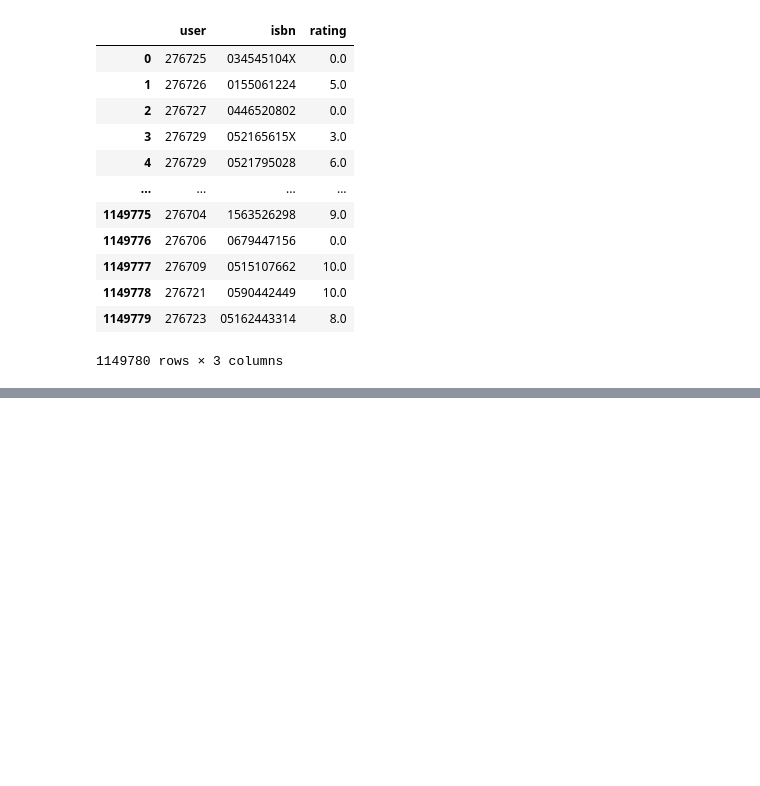
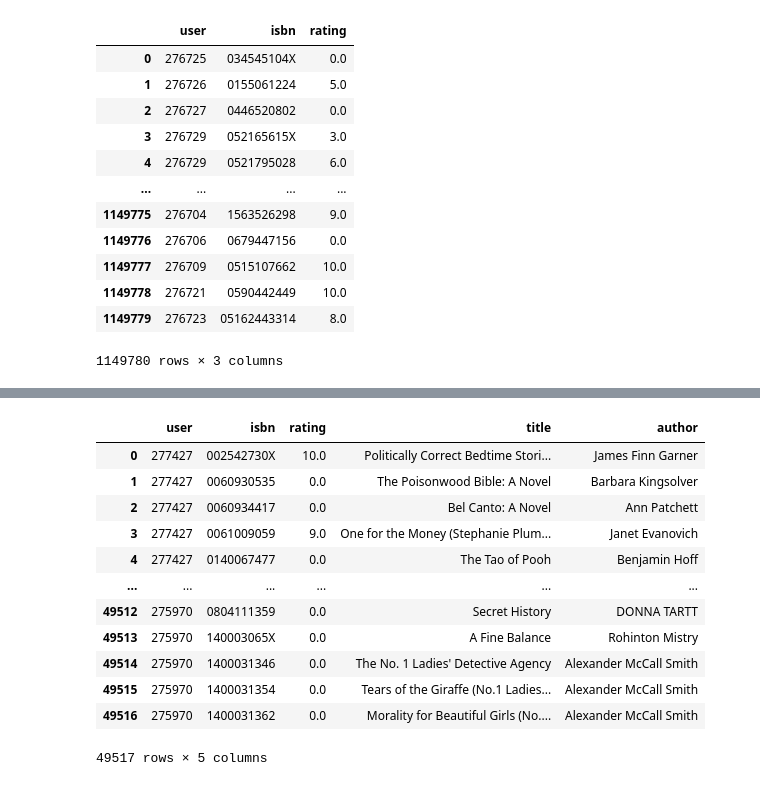
Before and after one commit to IamGreat195/book-reccomendation, a Jupyter notebook: fcc_book_recommendation_knn.ipynb, the cells around one changed output, grey strips where cells are left out. Drawn from its saved outputs; the diff is of its cells as text; code cells hidden in the pictures; blank space fills up the shorter version.

```diff
--- a/fcc_book_recommendation_knn.ipynb
+++ b/fcc_book_recommendation_knn.ipynb
@@ -86,0 +88,8 @@ df_ratings[2]
+# %%
+isbn_counts = df_ratings['isbn'].value_counts()
+isbns_less_100 = isbn_counts[isbn_counts < 100].index.tolist()
+user_counts = df_ratings['user'].value_counts()
+users_less_200 = user_counts[user_counts < 200].index.tolist()
+# %%
+df_ratings_filtered = df_ratings[~df_ratings['isbn'].isin(isbns_less_100)]
+df_ratings_filtered = df_ratings_filtered[~df_ratings_filtered['user'].isin(users_less_200)]
@@ -87,3 +112,20 @@ df_ratings[2]
+# %%
+books_filtered = df_ratings_filtered.merge(df_books, on='isbn')
+books_filtered
+# %% [output]
+|  | user | isbn | rating | title | author |
+| 0 | 277427 | 002542730X | 10.0 | Politically Correct Bedtime Stori... | James Finn Garner |
+| 1 | 277427 | 0060930535 | 0.0 | The Poisonwood Bible: A Novel | Barbara Kingsolver |
+| 2 | 277427 | 0060934417 | 0.0 | Bel Canto: A Novel | Ann Patchett |
+| 3 | 277427 | 0061009059 | 9.0 | One for the Money (Stephanie Plum... | Janet Evanovich |
+| 4 | 277427 | 0140067477 | 0.0 | The Tao of Pooh | Benjamin Hoff |
+| ... | ... | ... | ... | ... | ... |
+| 49512 | 275970 | 0804111359 | 0.0 | Secret History | DONNA TARTT |
+| 49513 | 275970 | 140003065X | 0.0 | A Fine Balance | Rohinton Mistry |
+| 49514 | 275970 | 1400031346 | 0.0 | The No. 1 Ladies' Detective Agency | Alexander McCall Smith |
+| 49515 | 275970 | 1400031354 | 0.0 | Tears of the Giraffe (No.1 Ladies... | Alexander McCall Smith |
+| 49516 | 275970 | 1400031362 | 0.0 | Morality for Beautiful Girls (No.... | Alexander McCall Smith |
+49517 rows × 5 columns
 # %%
 # function to return recommended books - this will be tested
 def get_recommends(book = ""):
```
Also changed, not shown: parts of 3 cells of this notebook.
